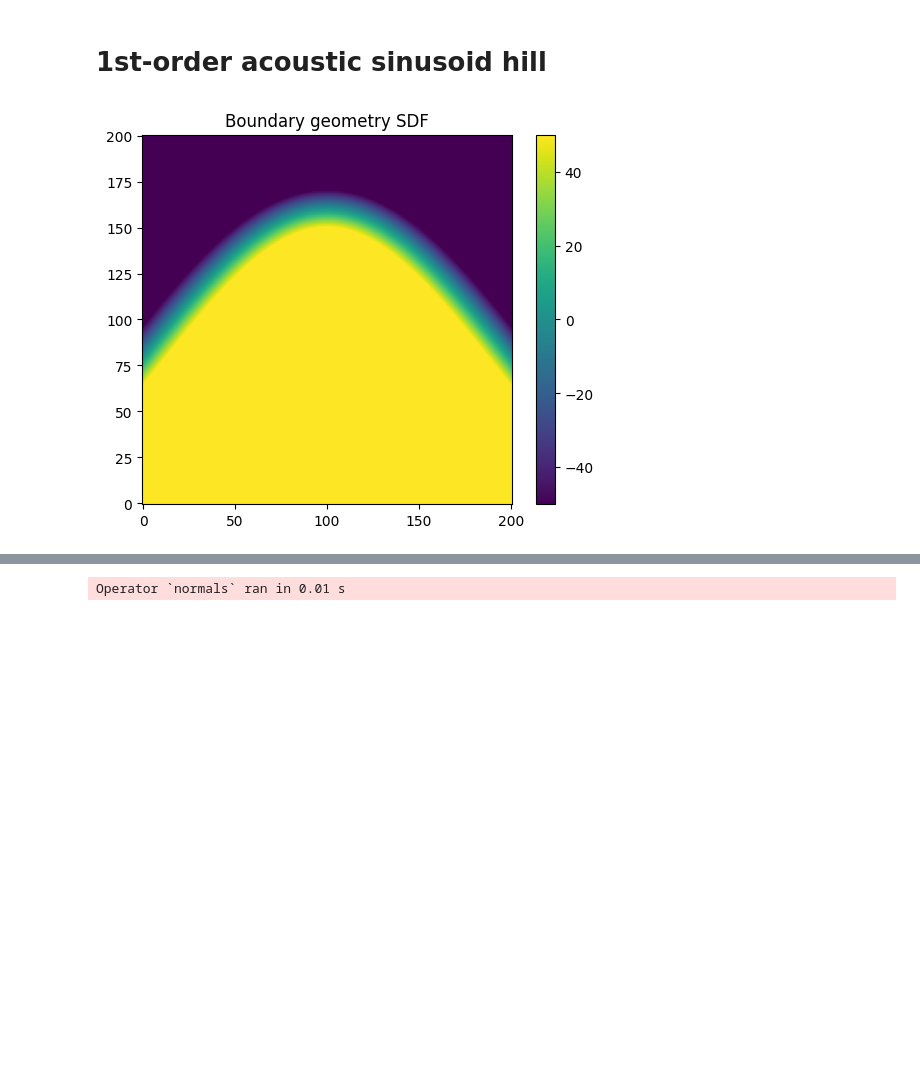
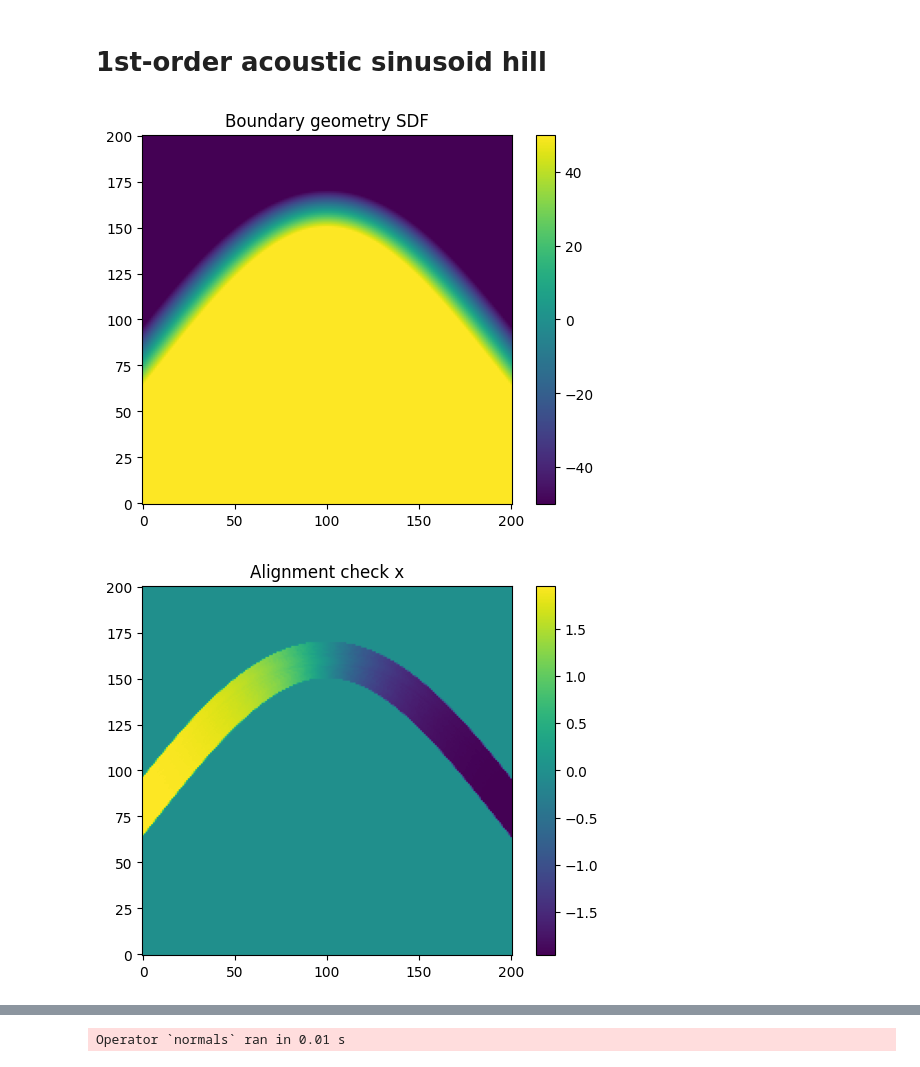
Before and after one commit to devitocodes/schism, a Jupyter notebook: examples/10_1st_order_acoustic_sinusoid_hill.ipynb, the cells around one changed output, grey strips where cells are left out. Saved outputs shown, nothing was run; the diff lists cells and outputs as text; code cells hidden in the pictures; blank space fills up the shorter version.

```diff
--- a/examples/10_1st_order_acoustic_sinusoid_hill.ipynb
+++ b/examples/10_1st_order_acoustic_sinusoid_hill.ipynb
@@ -3,30 +3,39 @@
 # %%
 # Load the signed distance function for the boundary geometry
 import pickle
 import matplotlib.pyplot as plt
+import numpy as np
 
 def read_sdf(surface, dims):
     """Unpickle an sdf"""
     fname = '../tests/sdfs/' + surface + '_' + str(dims) + 'd.dat'
     with open(fname, 'rb') as f:
         sdf = pickle.load(f)
     return sdf
 
 # Load the diagonal 2D sdf
 sdf = read_sdf('sinusoid_new_hi_res', 2)
 
 # Load the staggered sdfs
 sdf_x = read_sdf('sinusoid_new_hi_res_x', 2)
 sdf_y = read_sdf('sinusoid_new_hi_res_y', 2)
 
-# Flip interior/exterior (think this is a valid way to do it)
-# sdf.data[:] = -sdf.data[:]
-# sdf_x.data[:] = -sdf_x.data[:]
-# sdf_y.data[:] = -sdf_y.data[:]
-
 plt.imshow(sdf.data.T, origin='lower')
 plt.title("Boundary geometry SDF")
 plt.colorbar()
 plt.show()
+
+# It is a good idea to make sure your signed distance functions are aligned
+# Misaligned SDFs can result in considerable weirdness
+plt.imshow(sdf_x.data.T-sdf.data.T, origin='lower')
+plt.title("Alignment check x")
+plt.colorbar()
+plt.show()
+
+plt.imshow(sdf_y.data.T-sdf.data.T, origin='lower')
+plt.title("Alignment check y")
+plt.colorbar()
+plt.show()
 # %% [output]
 [figure]
+[figure, added]
```
Also changed, not shown: parts of 9 cells of this notebook, 2 other files.
